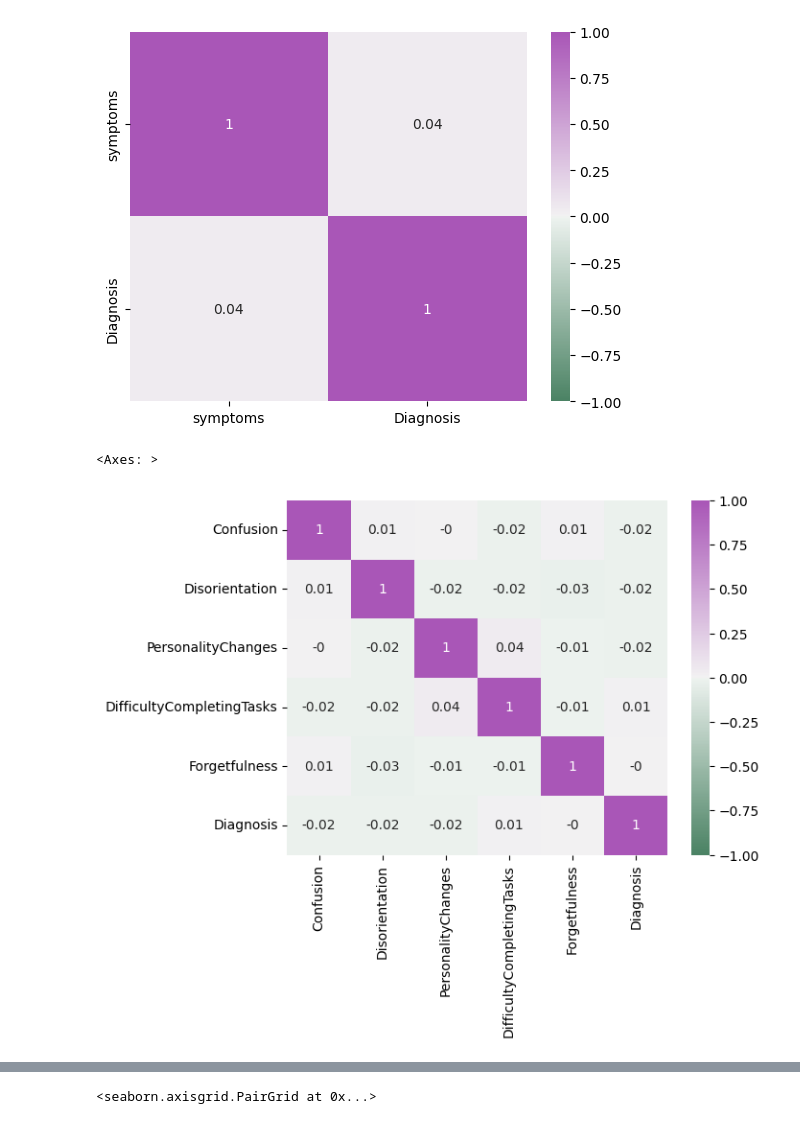
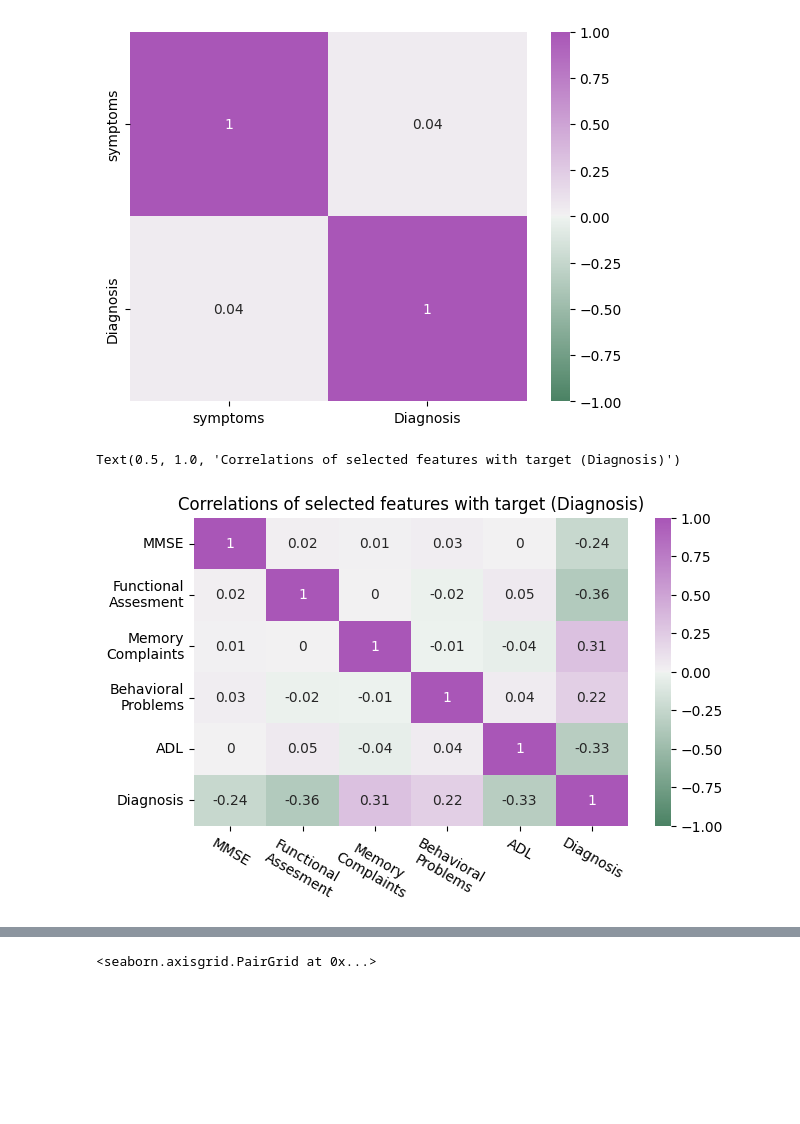
Before and after one commit to RauGarGom/ml_alzheimer_class, a Jupyter notebook: notebooks/class_model_2.ipynb, the cells around one changed output, grey strips where cells are left out. Cells and saved outputs as stored; diff of their text form; code cells hidden in the pictures; blank space fills up the shorter version.

```diff
--- a/notebooks/class_model_2.ipynb
+++ b/notebooks/class_model_2.ipynb
@@ -92,9 +97,16 @@ alz['medical_conditions']= -alz['FamilyHistoryAlzheimers'] + alz['Cardiovascular
 alz['demographics'] = alz['Elder'] + alz['Gender'] + alz['Ethnicity'] + alz['EducationLevel']
 alz['clinical'] = -alz['SystolicBP'] + alz['DiastolicBP'] + alz['CholesterolTotal'] - alz['CholesterolLDL'] -alz['CholesterolLDL'] +alz['CholesterolHDL'] +alz['CholesterolTriglycerides']
 alz['symptoms'] = -alz['Confusion'] - alz['Disorientation'] - alz['PersonalityChanges'] + alz['DifficultyCompletingTasks']
-# %%
-palette = sns.diverging_palette(145, 300, s=60, as_cmap=True)
-sns.heatmap(round(alz_sym.corr(),2), vmin=-1,annot=True, cmap=palette)
-# %% [output]
-<Axes: >
-[figure, removed]
+# %%
+palette = sns.diverging_palette(145, 300, s=60, as_cmap=True)
+plt.figure(figsize=[7,4])
+ax = sns.heatmap(round(alz_cog.corr(),2), vmin=-1,annot=True, cmap=palette)
+x_labels = ['MMSE', 'Functional\nAssesment', 'Memory\nComplaints', 'Behavioral\nProblems', 'ADL','Diagnosis']
+y_labels = ['MMSE', 'Functional\nAssesment', 'Memory\nComplaints', 'Behavioral\nProblems', 'ADL','Diagnosis']
+# Rotar las etiquetas del eje Y
+ax.set_xticklabels(x_labels, rotation=-30)
+ax.set_yticklabels(y_labels)
+plt.title('Correlations of selected features with target (Diagnosis)')
+# %% [output]
+Text(0.5, 1.0, 'Correlations of selected features with target (Diagnosis)')
+[figure, added]
```
Also changed, not shown: parts of 8 cells of this notebook, 24 other files.
